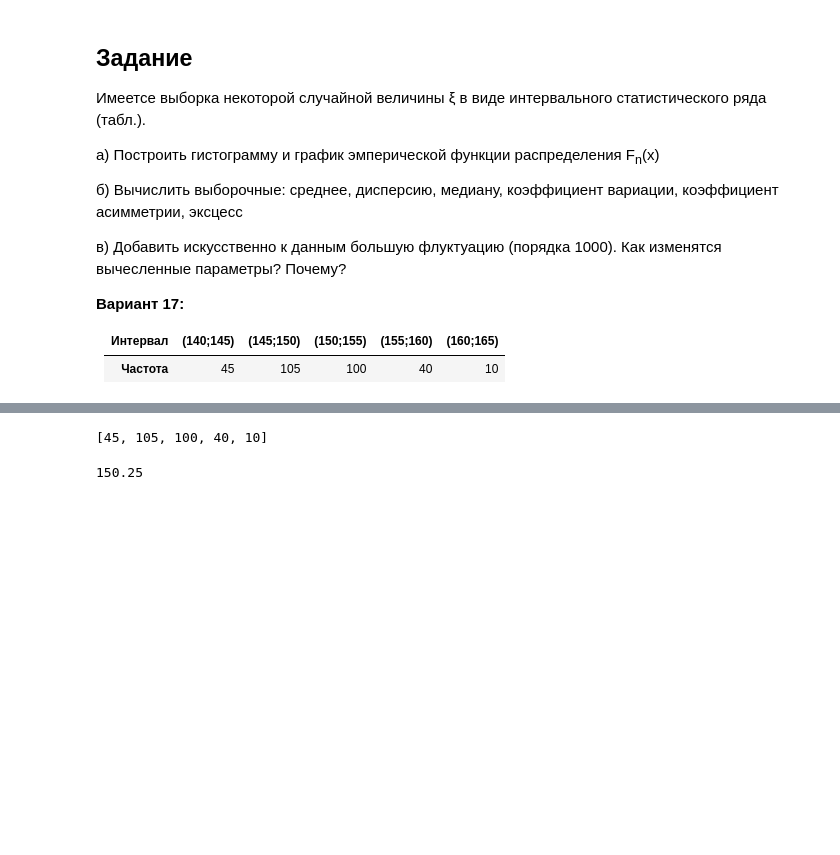
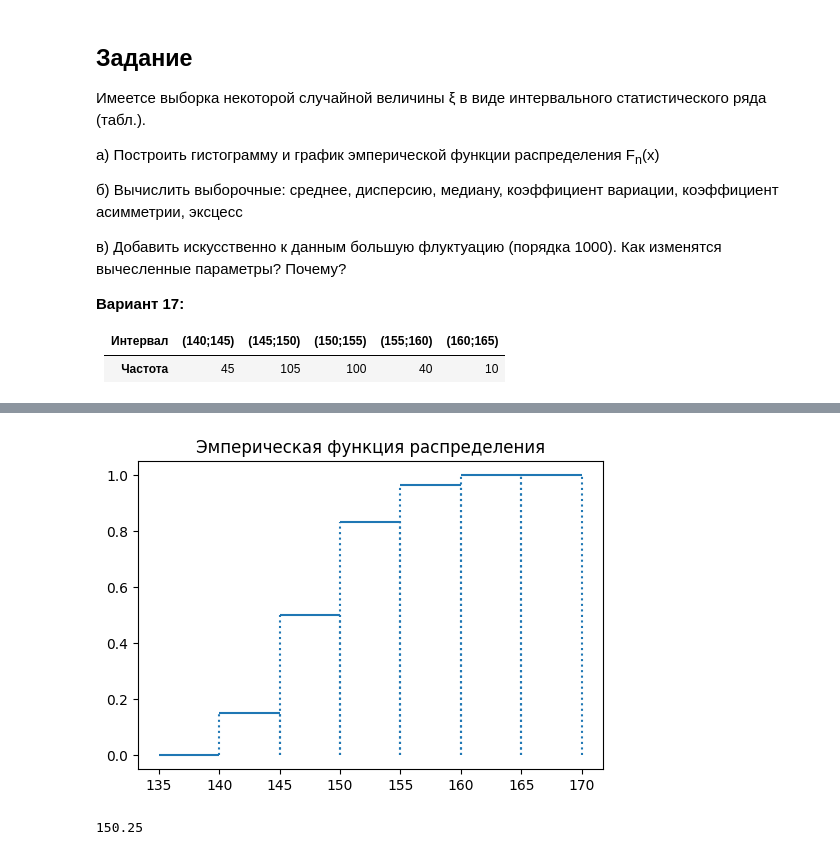
Before and after one commit to arprspb/polytech-matstat-labs, a Jupyter notebook: lab1/main.ipynb, the cells around one changed output, grey strips where cells are left out. Saved outputs shown, nothing was run; the diff lists cells and outputs as text; code cells hidden in the pictures; blank space fills up the shorter version.

```diff
--- a/lab1/main.ipynb
+++ b/lab1/main.ipynb
@@ -39,3 +51,27 @@ plt.bar(intervals2str(intervals),proportion_amounts)
+# %%
+from numpy import cumsum
+def plot_esdf(intervals, amounts): #emperical distribution function plot
+    total_amount = sum(amounts)
+    proportion_amounts = [amount/total_amount for amount in amounts]
+    empirical_distribution_function = list(cumsum(proportion_amounts))
+
+    fig = plt.figure(figsize=(6,4))
+    plt.title('Эмперическая функция распределения')
+    step = intervals[0][1] - intervals[0][0]
+    intervals_with_additions = [(intervals[0][0]-step, intervals[0][1]-step)] + intervals + [(intervals[-1][0]+step, intervals[-1][1]+step)]
+    empirical_distribution_function.insert(0, 0)
+    empirical_distribution_function.append(1)
+
+    for interval, distribution_value in zip(intervals_with_additions, empirical_distribution_function):
+        plt.vlines(x = interval[0], ymin = 0, ymax = distribution_value, linestyles='dotted')
+        plt.vlines(x = interval[1], ymin = 0, ymax = distribution_value, linestyles='dotted')
+        plt.hlines(y=distribution_value, xmin = interval[0], xmax= interval[1])
+
+    plt.plot()
+# %%
+plot_esdf(intervals, proportion_amounts)
+# %% [output]
+[figure, added]
 # %%
 def average(intervals, amounts) -> float:
     N = sum(amounts)
@@ -44,8 +80,4 @@ def average(intervals, amounts) -> float:
         dz = (intervals[i][0]+intervals[i][1])/2
         result += dz * amounts[i] / N
     return result
-# %%
-values
-# %% [output]
-[45, 105, 100, 40, 10]
 # %%
```
Also changed, not shown: parts of 11 cells of this notebook.
